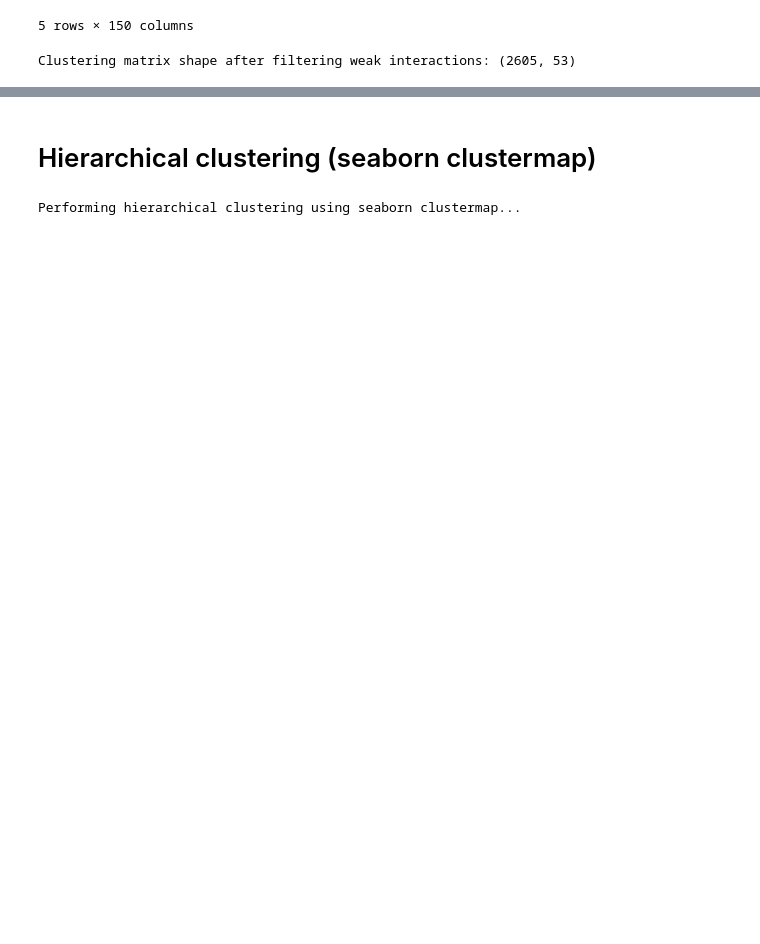
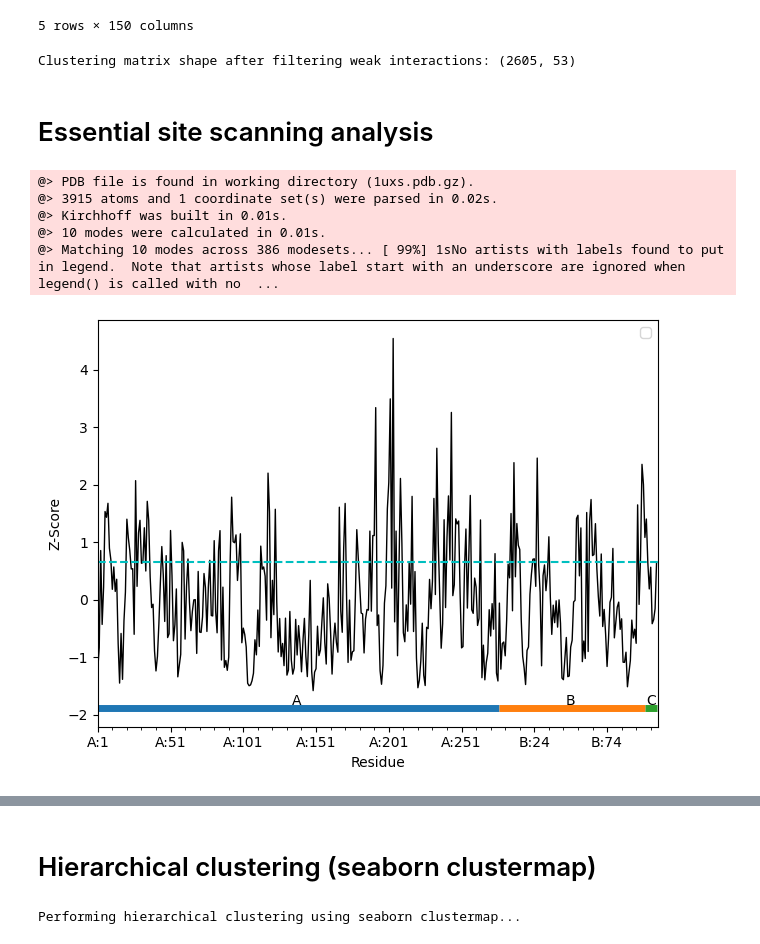
Before and after one commit to costbio/pepmod_mhc_dynamics, a Jupyter notebook: env_grinn_clusterIE.ipynb, the cells around one changed output, grey strips where cells are left out. Drawn from its saved outputs; the diff is of its cells as text; code cells hidden in the pictures; blank space fills up the shorter version.

```diff
--- a/env_grinn_clusterIE.ipynb
+++ b/env_grinn_clusterIE.ipynb
@@ -184,3 +184,28 @@ clustering_matrix_filtered_weak = clustering_matrix_filtered.drop(columns=weak_i
 print(f"Clustering matrix shape after filtering weak interactions: {clustering_matrix_filtered_weak.shape}")
 # %% [output]
 Clustering matrix shape after filtering weak interactions: (2605, 53)
+# %% [markdown]
+# Essential site scanning analysis
+# %%
+# Parse an MHC structure
+# We assume this will represent the general topology of the MHC molecule for simplicity.
+syst = parsePDB('1UXS')
+
+# Construct an ESSA object
+essa = ESSA()
+
+# Set the system by defining chain C (the nonamer peptide) as the ligand.
+essa.setSystem(syst, lig='C')
+
+# Calculate the essential sites
+essa.scanResidues()
+
+# Show the ESSA profile
+essa.showESSAProfile()
+# %% [output]
+@> PDB file is found in working directory (1uxs.pdb.gz).
+@> 3915 atoms and 1 coordinate set(s) were parsed in 0.02s.
+@> Kirchhoff was built in 0.01s.
+@> 10 modes were calculated in 0.01s.
+@> Matching 10 modes across 386 modesets... [ 99%] 1sNo artists with labels found to put in legend.  Note that artists whose label start with an underscore are ignored when legend() is called with no  ...
+[figure, added]
```
Also changed, not shown: parts of 18 cells of this notebook.
